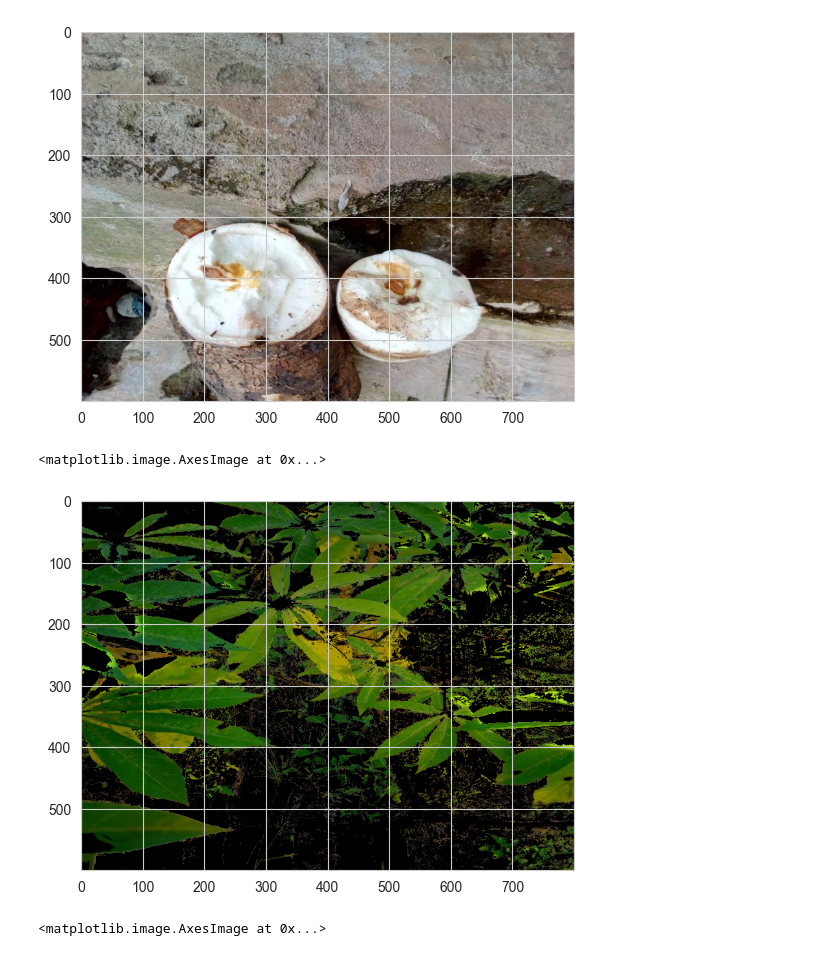
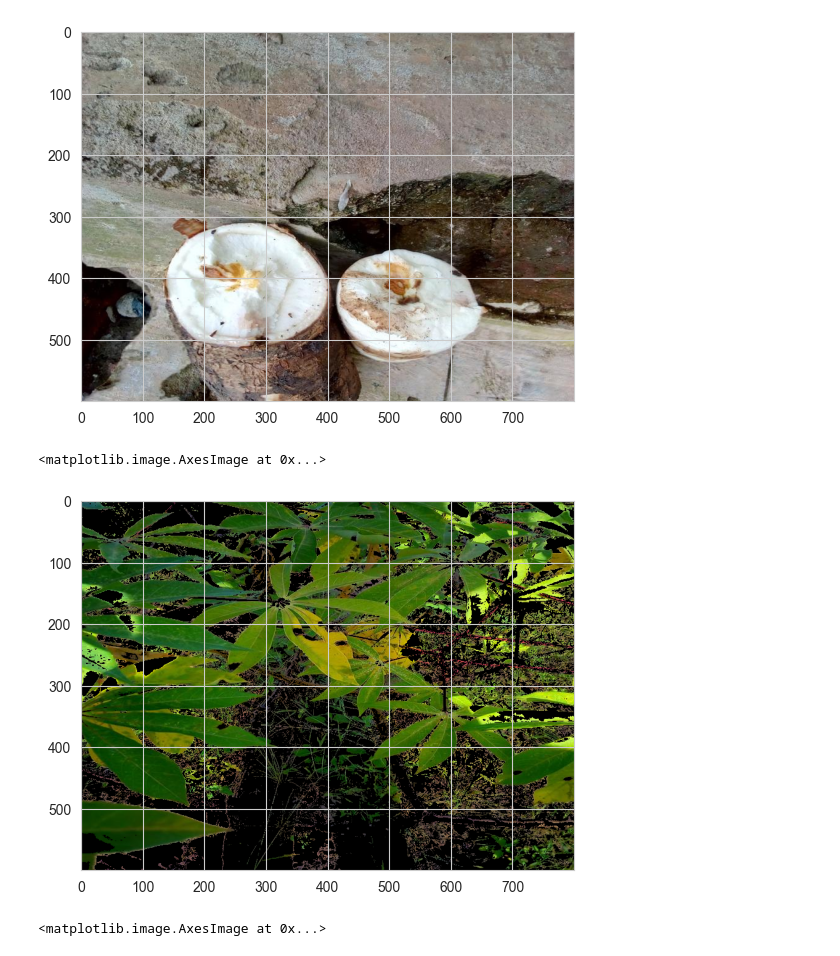
Before and after one commit to FredrickUnderwood/D2LselfLearning, a Jupyter notebook: kaggle/0004-Cassava Leaf Disease Classification/Augmentation.ipynb, the cells around one changed output. Drawn from its saved outputs; the diff is of its cells as text; code cells hidden in the pictures.

```diff
--- a/kaggle/0004-Cassava Leaf Disease Classification/Augmentation.ipynb
+++ b/kaggle/0004-Cassava Leaf Disease Classification/Augmentation.ipynb
@@ -35,13 +35,13 @@ plt.imshow(first_abnormal_image)
 [figure]
 # %%
 lower_green = np.array([0, 50, 0])
-upper_green = np.array([180, 255, 60])
+upper_green = np.array([220, 255, 100])
 mask = cv2.inRange(first_image, lower_green, upper_green)
 result = cv2.bitwise_and(first_image, first_image, mask=mask)
 plt.imshow(result)
 # %% [output]
 <matplotlib.image.AxesImage at 0x...>
-[figure, old version]
+[figure, new version]
 # %%
 lower_green = np.array([0, 50, 0])
 upper_green = np.array([180, 255, 60])
```
Also changed, not shown: parts of 2 cells of this notebook, 2 other files.
